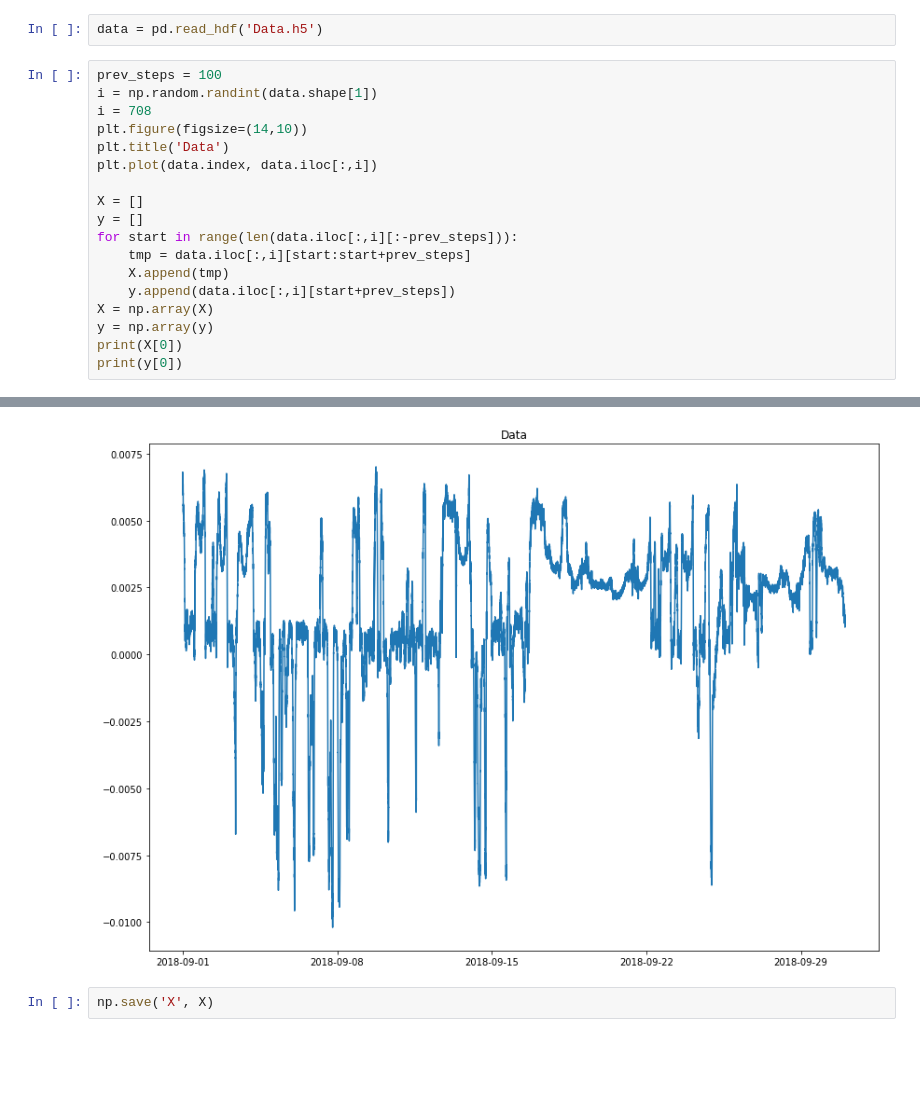
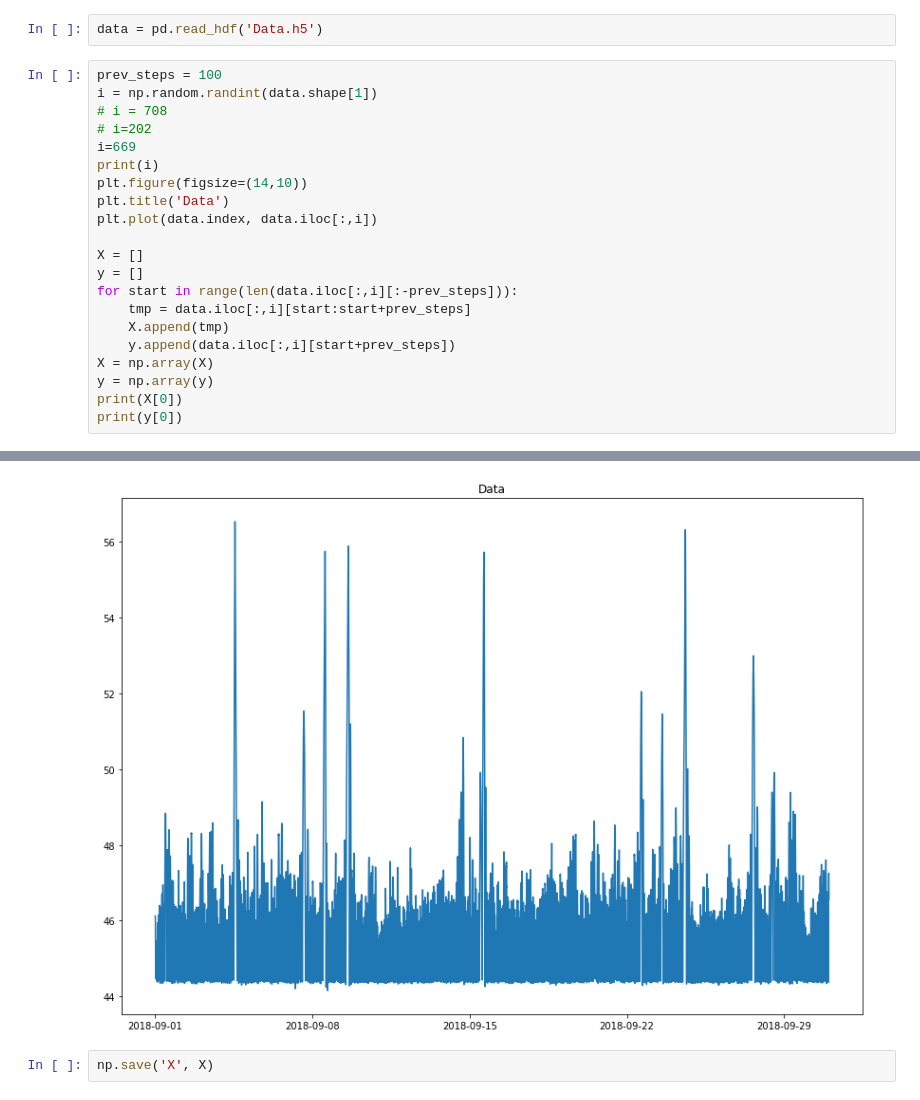
Before and after one commit to Psyrbin/Lukoil-anomaly-detection, a Jupyter notebook: RNN.ipynb, the cells around one changed output, grey strips where cells are left out. Drawn from its saved outputs; the diff is of its cells as text; blank space fills up the shorter version.

```diff
--- a/RNN.ipynb
+++ b/RNN.ipynb
@@ -13,7 +13,10 @@ data = pd.read_hdf('Data.h5')
 # %%
 prev_steps = 100
 i = np.random.randint(data.shape[1])
-i = 708
+# i = 708
+# i=202
+i=669
+print(i)
 plt.figure(figsize=(14,10))
 plt.title('Data')
 plt.plot(data.index, data.iloc[:,i])
@@ -50,4 +54,4 @@ print(y[0])
-[figure, old version]
+[figure, new version]
 # %%
 np.save('X', X)
 # %%
```
Also changed, not shown: parts of 5 cells of this notebook.
